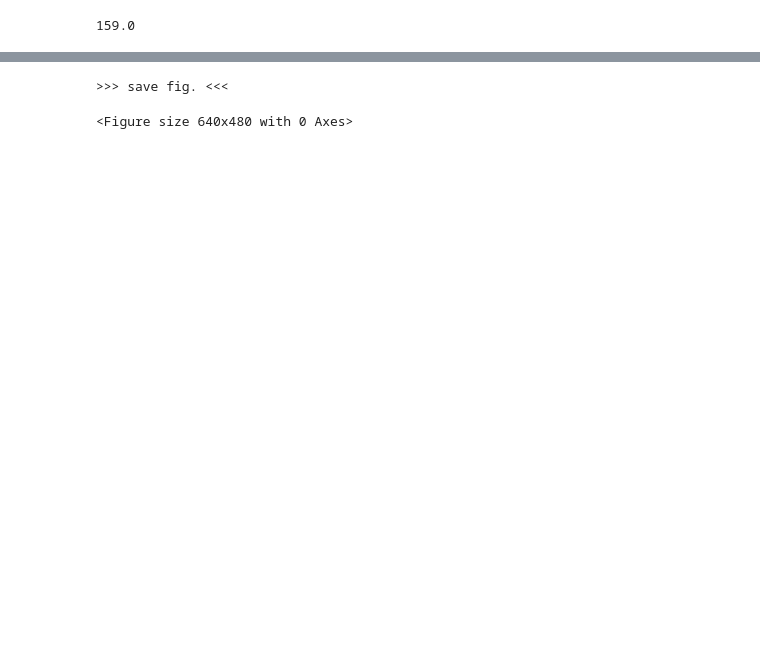
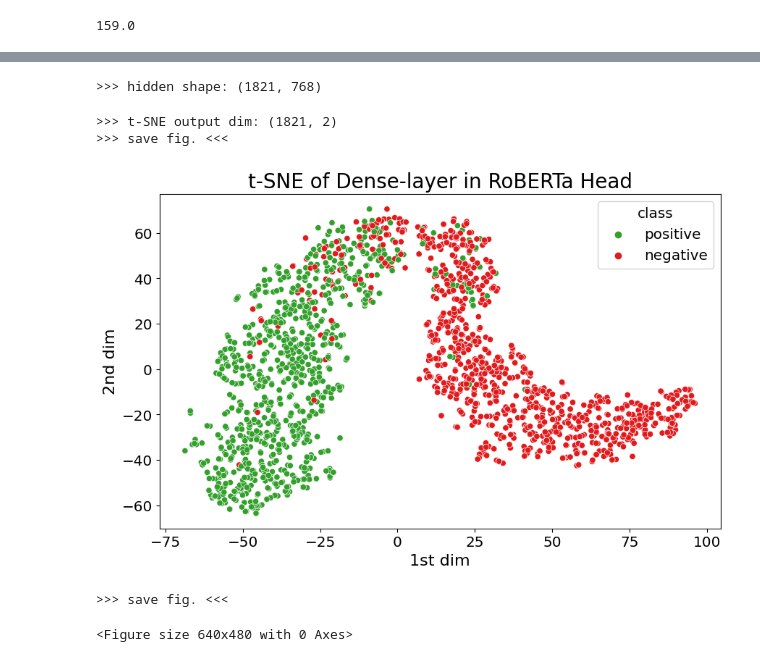
Before and after one commit to gaunby/master_project, a Jupyter notebook: notebooks/tsne_embedding_visual.ipynb, the cells around one changed output, grey strips where cells are left out. Drawn from its saved outputs; the diff is of its cells as text; code cells hidden in the pictures; blank space fills up the shorter version.

```diff
--- a/notebooks/tsne_embedding_visual.ipynb
+++ b/notebooks/tsne_embedding_visual.ipynb
@@ -114,3 +125,54 @@ if save:
+# %%
+title = 'nn'
+layer_name = 'Dense-layer'
+mean = False
+hidden_state = output_linear.predictions[2]
+labels = output_linear.label_ids
+save = True
+# %%
+
+dim_reducer = TSNE(n_components=2, init = init, perplexity = perplexity)
+
+n = len(np.array(labels).reshape(-1))
+label_text = np.array(['nan']*n)
+label_text = np.where(np.array(labels).reshape(-1) == 0, label_text, 'negative')
+label_text = np.where(np.array(labels).reshape(-1) == 1, label_text, 'positive')
+
+
+plt.figure(figsize=(10,6)) #
+plt.title(f't-SNE of {layer_name} in RoBERTa Head', fontsize =20)
+
+labels = np.array(labels).reshape(-1)
+if hidden_state.ndim < 3:
+    layer_averaged_hidden_states = hidden_state
+else:
+    if mean:
+        layer_averaged_hidden_states = hidden_state.mean(axis=1)
+    else:
+        layer_averaged_hidden_states = hidden_state[:,0,:]
+print('>>> hidden shape:',layer_averaged_hidden_states.shape)
+layer_dim_reduced_embeds = dim_reducer.fit_transform(layer_averaged_hidden_states);
+print('>>> t-SNE output dim:',layer_dim_reduced_embeds.shape)
+df = pd.DataFrame.from_dict({'first dim':layer_dim_reduced_embeds[:,0],'second dim':layer_dim_reduced_embeds[:,1],'label':labels, 'label_text': label_text})
+
+#df = pd.DataFrame.from_dict({'x':layer_dim_reduced_embeds[:,0],'y':layer_dim_reduced_embeds[:,1],'label':labels})
+palette ={0:sns.color_palette("Paired")[0], 1:sns.color_palette("Paired")[6],
+    'negative':sns.color_palette("Paired")[5], 'positive':sns.color_palette("Paired")[3],
+            'neg':sns.color_palette("Paired")[1], 'pos':sns.color_palette("Paired")[7]}
+scatter = sns.scatterplot(data=df,x='first dim',y='second dim',hue='label_text', palette = palette );
+scatter.legend(loc = 'upper right',fontsize = 'x-large', title = 'class',title_fontsize='x-large');
+scatter.set_xlabel('1st dim',fontsize=16);
+scatter.set_ylabel('2nd dim',fontsize=16);
+scatter.tick_params(labelsize='x-large');
+
+if save:
+    print('>>> save fig. <<<')
+    plt.savefig(f'/zhome/94/5/127021/speciale/master_project/src/visualization/figures/{layer_name}_{title}_{perplexity}_{init}.pdf',format='pdf',pad_inches=0)
+# %% [output]
+>>> hidden shape: (1821, 768)
+>>> t-SNE output dim: (1821, 2)
+>>> save fig. <<<
+[figure, added]
 # %%
 save = True
 if save:
```
Also changed, not shown: parts of 6 cells of this notebook, 4 other files.
